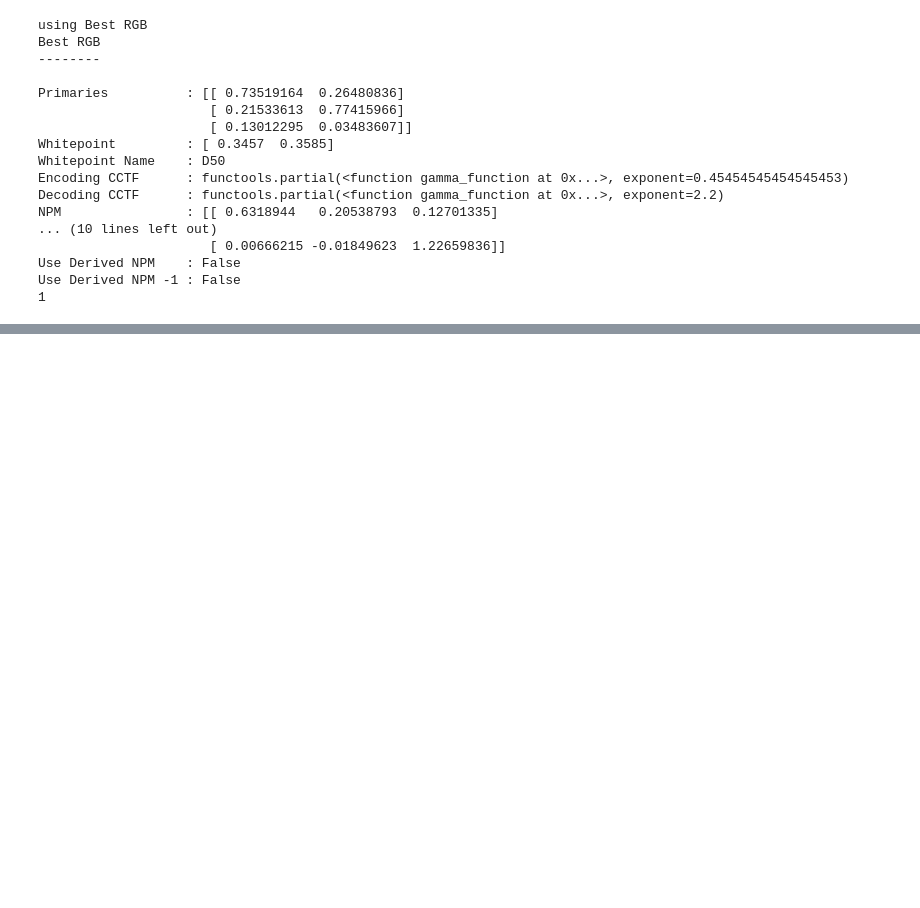
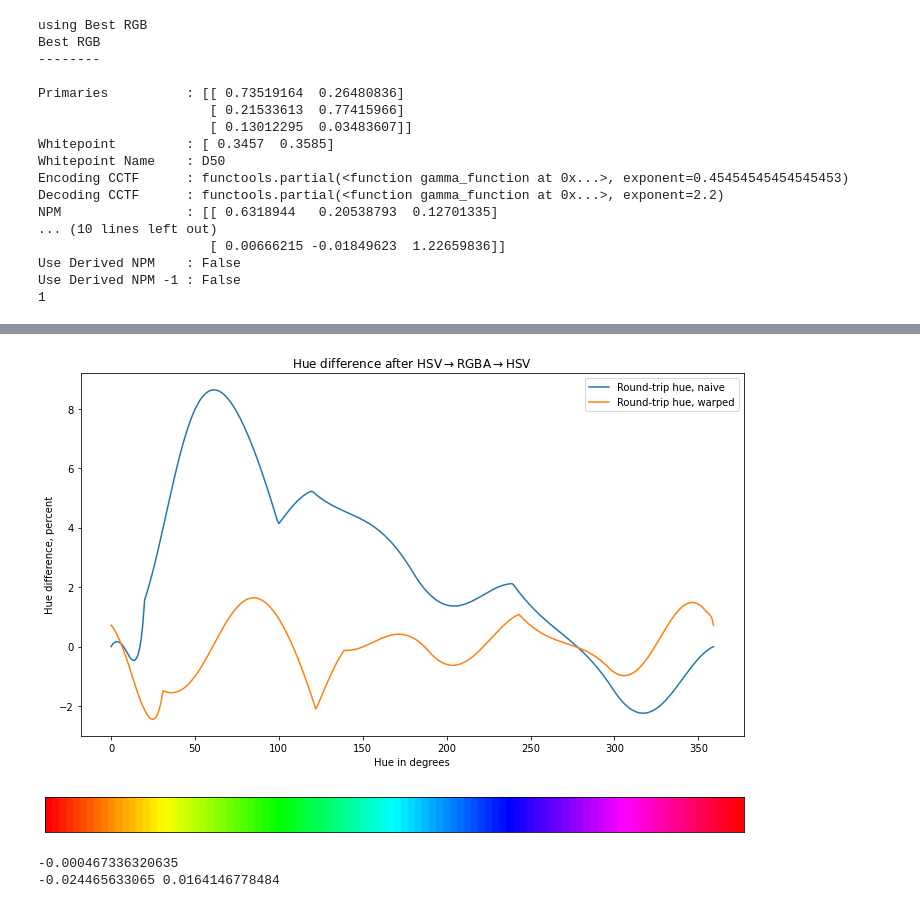
Before and after one commit to headrotor/colorxform, a Jupyter notebook: linearized_RGBA_to_hue.ipynb, the cells around one changed output, grey strips where cells are left out. Drawn from its saved outputs; the diff is of its cells as text; code cells hidden in the pictures; blank space fills up the shorter version.

```diff
--- a/linearized_RGBA_to_hue.ipynb
+++ b/linearized_RGBA_to_hue.ipynb
@@ -291,0 +183,37 @@ with np.printoptions(suppress=True):
+# %%
+%matplotlib inline
+plt.rcParams['text.usetex'] = False
+plt.rcParams["figure.figsize"] = [10, 6.]
+plt.rcParams["figure.autolayout"] = True
+
+figure = plt.figure()
+ax2 = figure.add_subplot()
+diff_naive = np.array(HSV_RT[:,0] - gamut_HSV[:,0])
+diff_naive[diff_naive < -0.5] += 1
+diff_naive[diff_naive > 0.5] -= 1
+
+
+diff_warp = np.array(HSV_RT_warp[:,0] - gamut_HSV[:,0])
+diff_warp[diff_warp < -0.5] += 1
+diff_warp[diff_warp > 0.5] -= 1
+
+
+ax2.plot(100*diff_naive, label='Round-trip hue, naive')
+ax2.plot(100*diff_warp, label='Round-trip hue, warped')
+
+
+ax2.legend()
+plt.title("Hue difference after HSV$\\rightarrow$RGBA$\\rightarrow$HSV")
+plt.ylabel("Hue difference, percent")
+plt.xlabel("Hue in degrees")
+colour.plotting.plot_multi_colour_swatches(gamut_RGB, width=1.0, height=5.0)
+figure.savefig("HSV_vs_HSVRT.png")
+
+print(np.mean(diff_warp))
+print(np.min(diff_warp),  np.max(diff_warp) )
+figure.savefig("HSV_vs_HSVRT-difference.png")
+# %% [output]
+[figure, added]
+[figure, added]
+-0.000467336320635
+-0.024465633065 0.0164146778484
```
Also changed, not shown: parts of 11 cells of this notebook, 8 other files.
